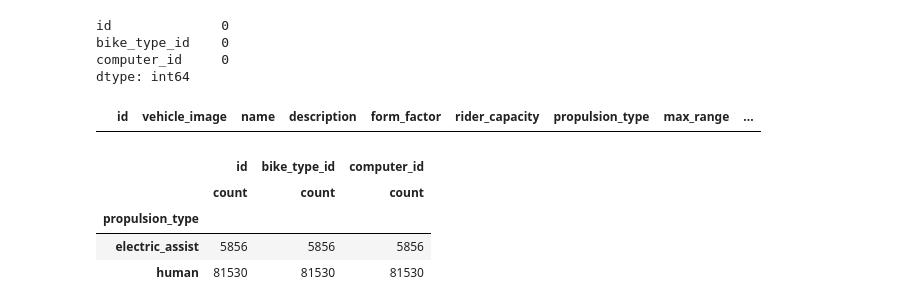
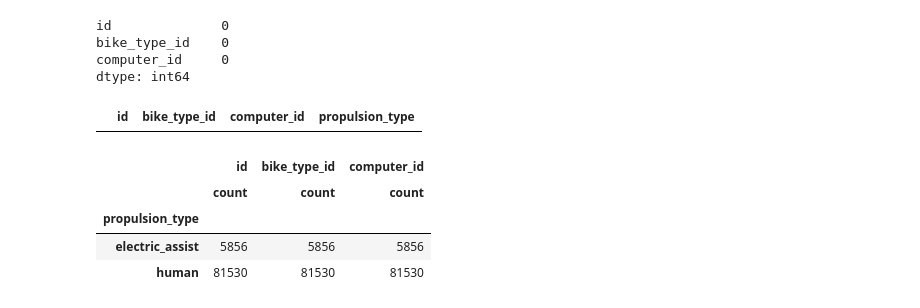
Before and after one commit to zakarya-22/FML_Challenge_IMT, a Jupyter notebook: jayesh/Scratchpad.ipynb, the cells around one changed output. Drawn from its saved outputs; the diff is of its cells as text; code cells hidden in the pictures.

```diff
--- a/jayesh/Scratchpad.ipynb
+++ b/jayesh/Scratchpad.ipynb
@@ -245,10 +245,10 @@ computer_id     0
 dtype: int64
 # %%
 # are there any bike types here that do not exist in the bike type table?
-bike_types_un = bikes['bike_type_id'].unique()
-bike_types.query("id not in @bike_types_un") # return nothing so good
+bike_type_ids = bike_types['id']
+bikes.query("bike_type_id not in @bike_type_ids")
 # %% [output]
-|  | id | vehicle_image | name | description | form_factor | rider_capacity | propulsion_type | max_range | ... |
+|  | id | bike_type_id | computer_id | propulsion_type |
 # %%
 # How many bikes of each type
 bikes = bikes.merge(
```
Also changed, not shown: parts of 2 cells of this notebook, 1 other file.
